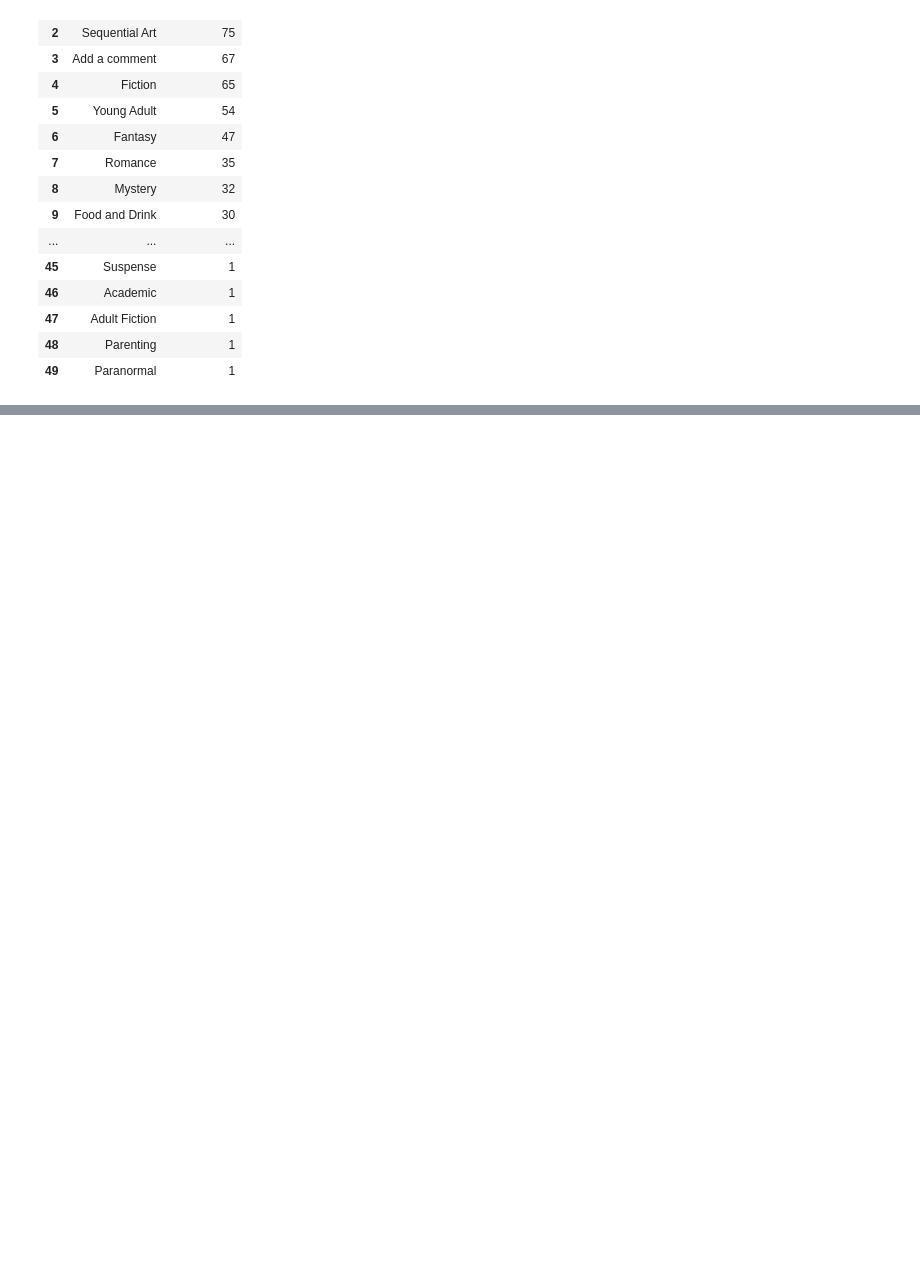
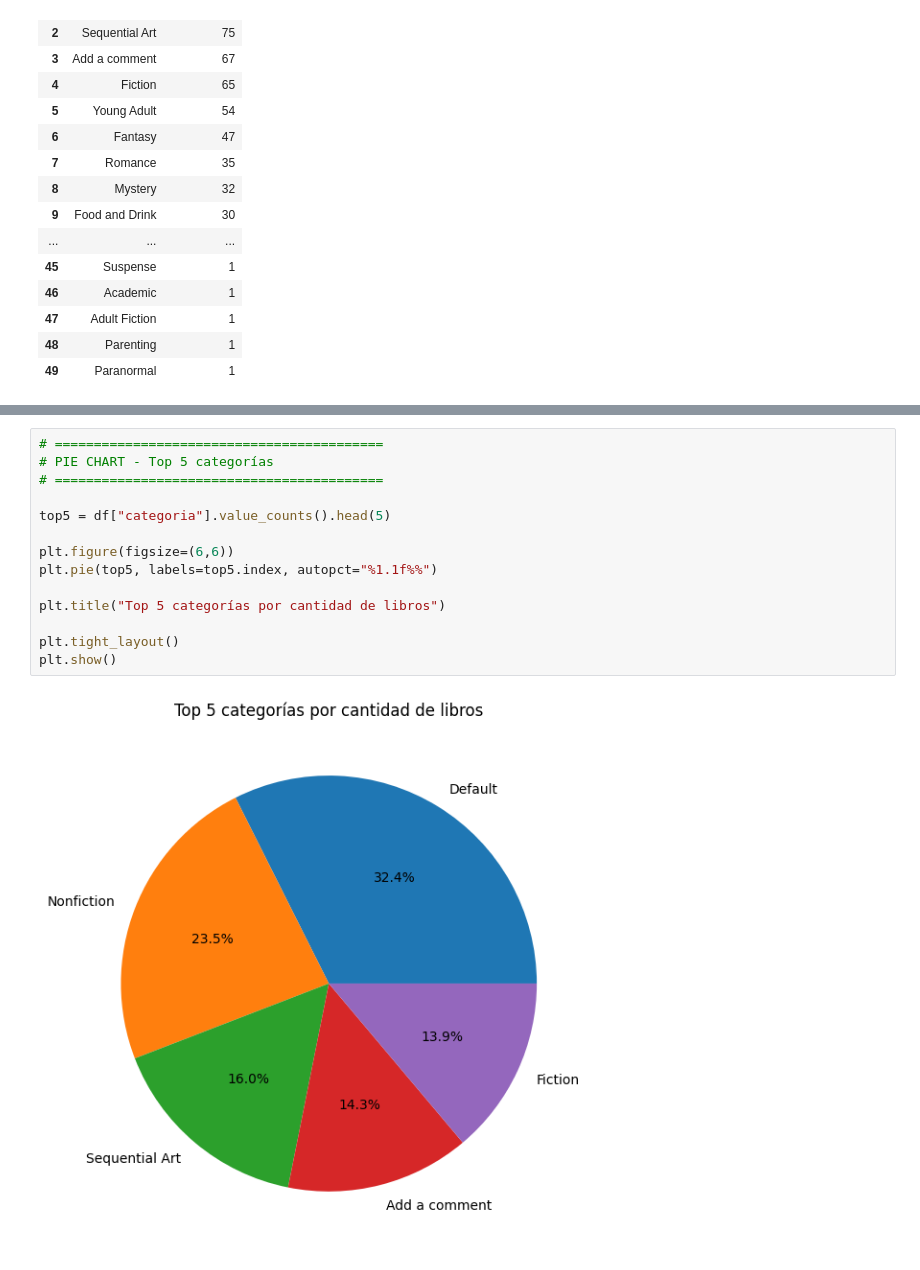
Before and after one commit to JuanCastro-H/Web-Scraping-and-Database-Challenge-4, a Jupyter notebook: scraping.ipynb, the cells around one changed output, grey strips where cells are left out. Drawn from its saved outputs; the diff is of its cells as text; blank space fills up the shorter version.

```diff
--- a/scraping.ipynb
+++ b/scraping.ipynb
@@ -781,0 +914,16 @@ Importancia: Permite analizar volumen editorial por categoría.
+# %%
+# ==========================================
+# PIE CHART - Top 5 categorías
+# ==========================================
+
+top5 = df["categoria"].value_counts().head(5)
+
+plt.figure(figsize=(6,6))
+plt.pie(top5, labels=top5.index, autopct="%1.1f%%")
+
+plt.title("Top 5 categorías por cantidad de libros")
+
+plt.tight_layout()
+plt.show()
+# %% [output]
+[figure, added]
```
Also changed, not shown: parts of 3 cells of this notebook.
